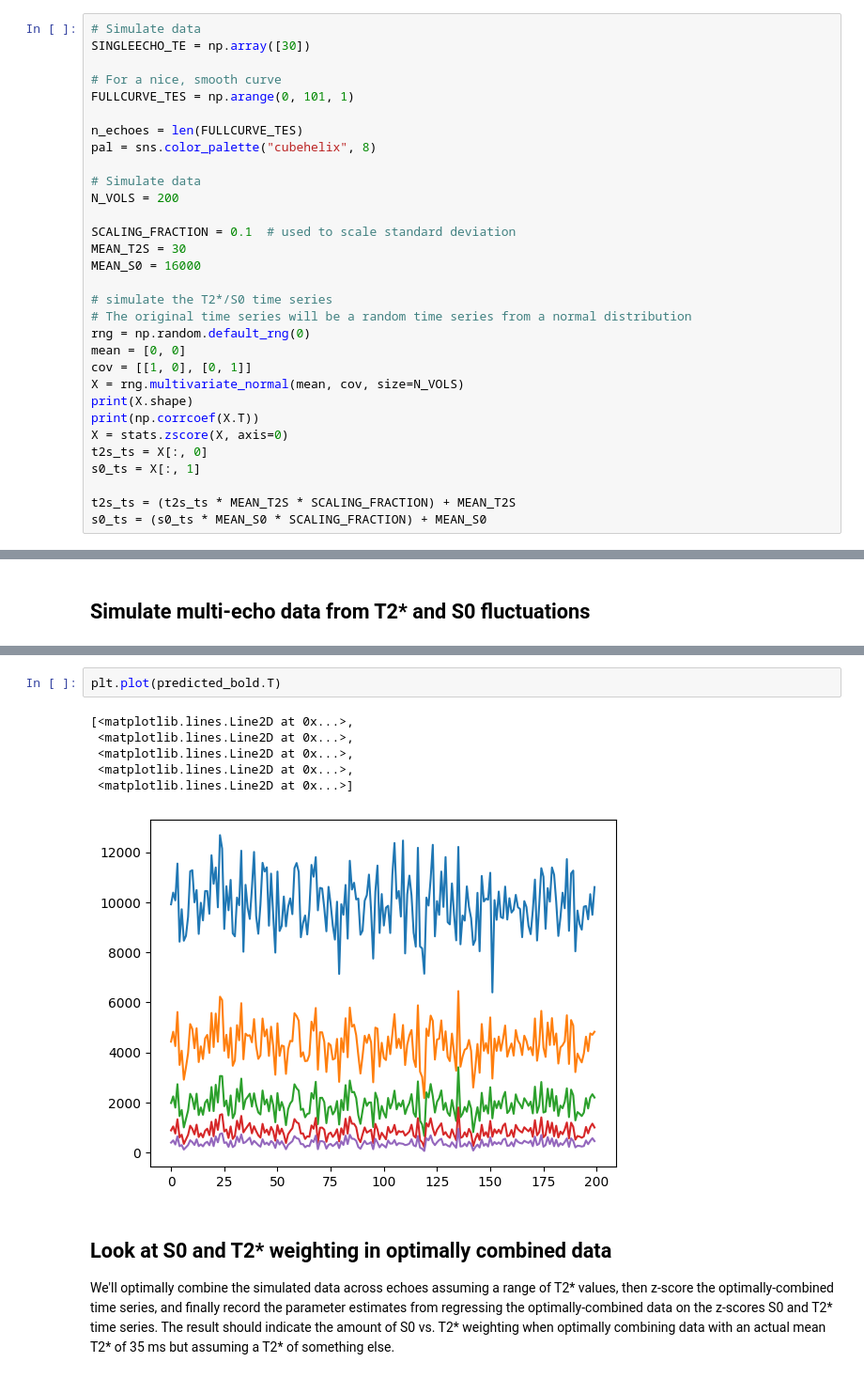
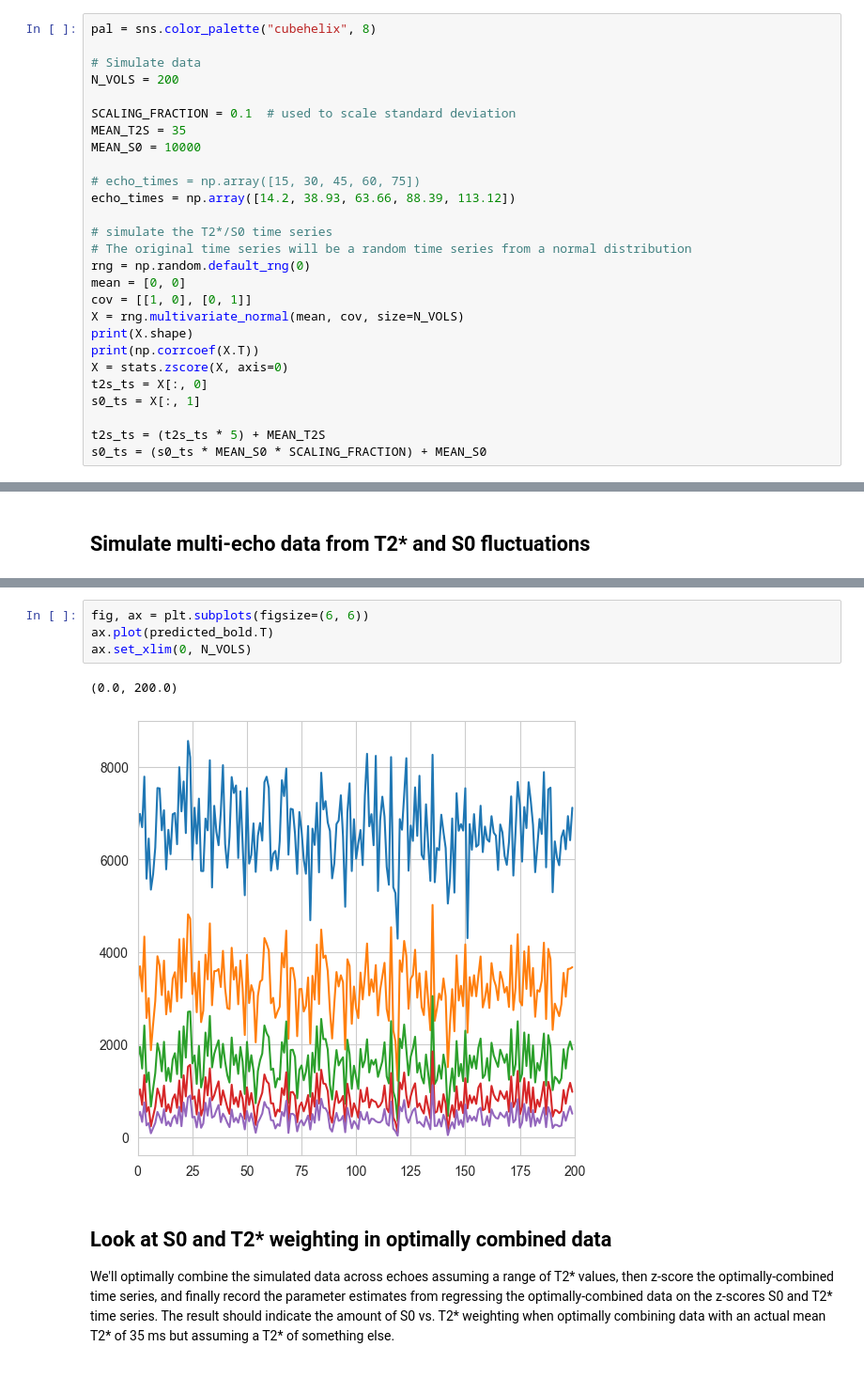
Before and after one commit to tsalo/multiecho-simulation, a Jupyter notebook: tsalo_sandbox.ipynb, the cells around one changed output, grey strips where cells are left out. Shown at 94% size. Drawn from its saved outputs; the diff is of its cells as text.

```diff
--- a/tsalo_sandbox.ipynb
+++ b/tsalo_sandbox.ipynb
@@ -83,21 +85,17 @@ def combine_t2s(data, tes, ft2s):
     combined = np.average(data, axis=1, weights=alpha)
     return combined
 # %%
-# Simulate data
-SINGLEECHO_TE = np.array([30])
-
-# For a nice, smooth curve
-FULLCURVE_TES = np.arange(0, 101, 1)
-
-n_echoes = len(FULLCURVE_TES)
 pal = sns.color_palette("cubehelix", 8)
 
 # Simulate data
 N_VOLS = 200
 
 SCALING_FRACTION = 0.1  # used to scale standard deviation
-MEAN_T2S = 30
-MEAN_S0 = 16000
+MEAN_T2S = 35
+MEAN_S0 = 10000
+
+# echo_times = np.array([15, 30, 45, 60, 75])
+echo_times = np.array([14.2, 38.93, 63.66, 88.39, 113.12])
 
 # simulate the T2*/S0 time series
 # The original time series will be a random time series from a normal distribution
@@ -111,7 +109,7 @@ X = stats.zscore(X, axis=0)
 t2s_ts = X[:, 0]
 s0_ts = X[:, 1]
 
-t2s_ts = (t2s_ts * MEAN_T2S * SCALING_FRACTION) + MEAN_T2S
+t2s_ts = (t2s_ts * 5) + MEAN_T2S
 s0_ts = (s0_ts * MEAN_S0 * SCALING_FRACTION) + MEAN_S0
 # %% [output]
 (200, 2)
@@ -147,13 +143,11 @@ echo_times = np.array([14.2, 38.93, 63.66, 88.39, 113.12])
 predicted_bold = predict_bold_signal(echo_times, s0_ts, t2s_ts)
 # %%
-plt.plot(predicted_bold.T)
+fig, ax = plt.subplots(figsize=(6, 6))
+ax.plot(predicted_bold.T)
+ax.set_xlim(0, N_VOLS)
 # %% [output]
-[<matplotlib.lines.Line2D at 0x...>,
- <matplotlib.lines.Line2D at 0x...>,
- <matplotlib.lines.Line2D at 0x...>,
- <matplotlib.lines.Line2D at 0x...>,
- <matplotlib.lines.Line2D at 0x...>]
+(0.0, 200.0)
-[figure, old version]
+[figure, new version]
 # %% [markdown]
 ## Look at S0 and T2* weighting in optimally combined data
 
```
Also changed, not shown: parts of 7 cells of this notebook.
